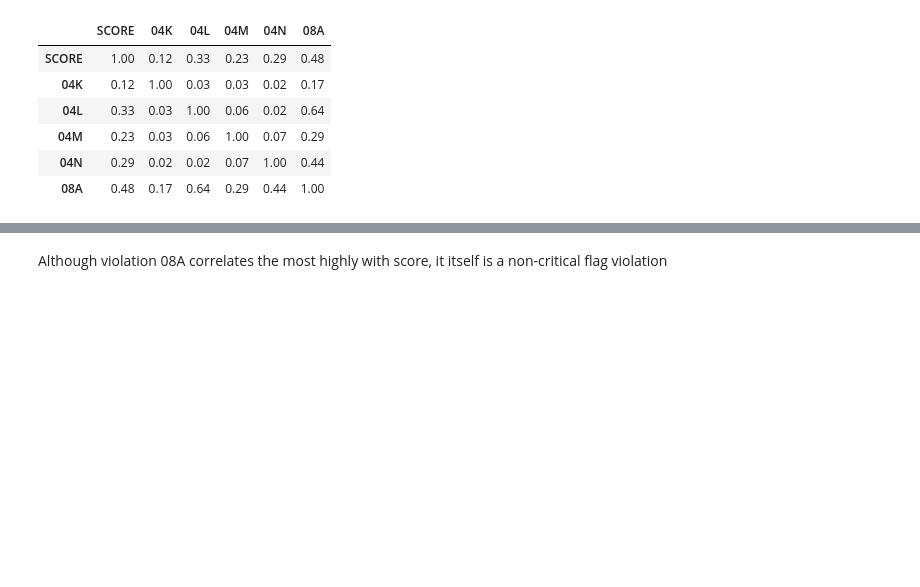
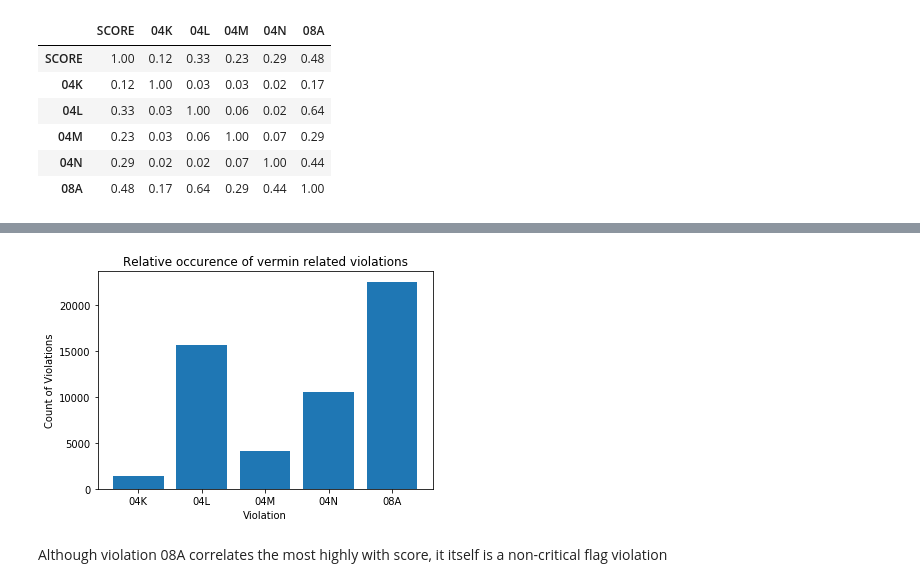
Before and after one commit to ktzioumis/New-York-Restaurant-Guide, a Jupyter notebook: Initial inspections analysis.ipynb, the cells around one changed output, grey strips where cells are left out. Cells and saved outputs as stored; diff of their text form; code cells hidden in the pictures; blank space fills up the shorter version.

```diff
--- a/Initial inspections analysis.ipynb
+++ b/Initial inspections analysis.ipynb
@@ -89,3 +118,11 @@ round(df_init[vermin].corr(),2)
+# %%
+plt.bar(df_init[vermin[1:]].sum().index,df_init[vermin[1:]].sum().values)
+plt.xlabel('Violation')
+plt.ylabel('Count of Violations')
+plt.title('Relative occurence of vermin related violations')
+plt.show()
+# %% [output]
+[figure, added]
 # %% [markdown]
 Although violation 08A correlates the most highly with score, it itself is a non-critical flag violation
 # %%
```
Also changed, not shown: parts of 13 cells of this notebook, 17 other files.
